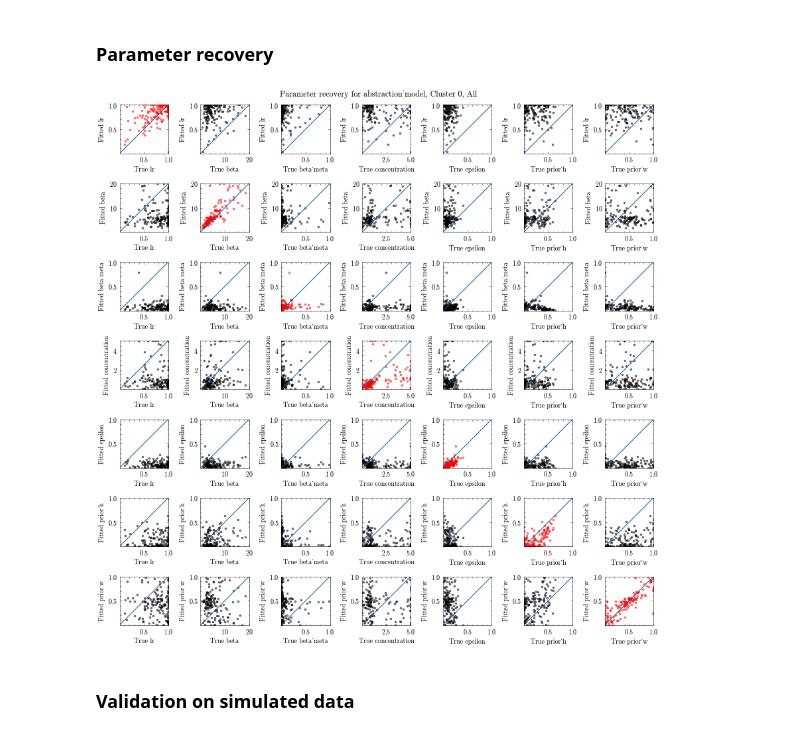
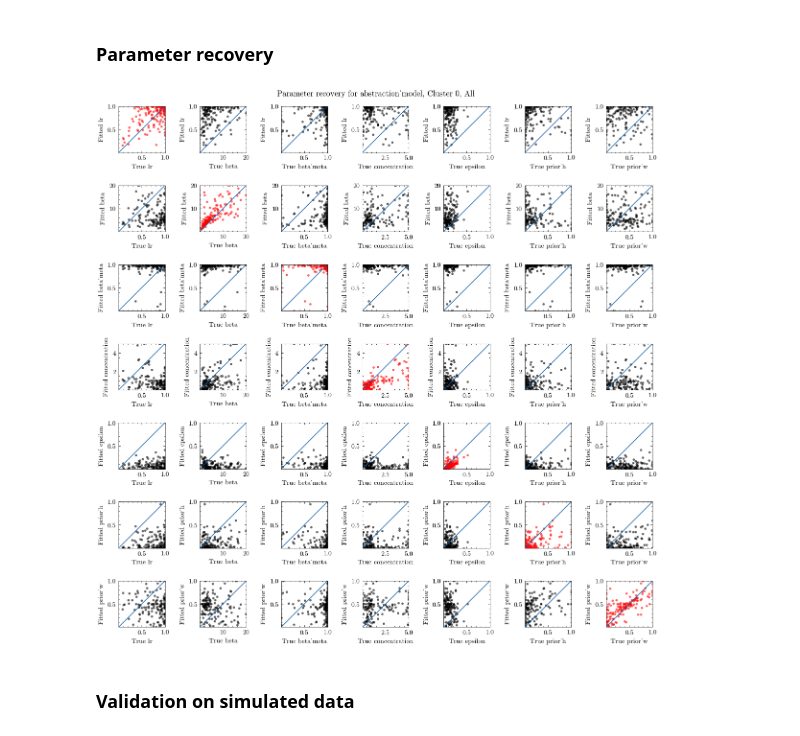
Before and after one commit to jl3676/learning_hierarchy, a Jupyter notebook: qc_modeling.ipynb, the cells around one changed output. Cells and saved outputs as stored; diff of their text form; code cells hidden in the pictures.

```diff
--- a/qc_modeling.ipynb
+++ b/qc_modeling.ipynb
@@ -43,7 +43,7 @@ num_subject = fitted_params.shape[0]
 
 alpha_bounds = [1e-6, 1]
 beta_bounds = [1e-6, 20]
-beta_meta_bounds = [-6, 0.5]
+beta_meta_bounds = [1e-6, 1]
 beta_policies_bounds = [1e-6, 10]
 concentration_bounds = [-2, 0.7]
 v_repeat_bounds = [-10, 1]
@@ -93,7 +93,7 @@ num_subject = fitted_params.shape[0]
 
 alpha_bounds = [1e-6, 1]
 beta_bounds = [1e-6, 20]
-beta_meta_bounds = [-6, 0.5]
+beta_meta_bounds = [1e-6, 1]
 beta_policies_bounds = [1e-6, 10]
 concentration_bounds = [-2, 0.7]
 v_repeat_bounds = [-10, 1]
@@ -112,34 +112,34 @@ for p in range(len(bounds)):
 
         values_p = fitted_params[:,p]
         values_q = best_params_all[:,q]
         mult, add = 1, 0
         if 'concentration' in param_names[p]: # or 'beta_meta' in param_names[p]:
             p_bounds[0] = 10**p_bounds[0] * mult + add
             p_bounds[1] = 10**p_bounds[1] * mult + add
             values_p = 10**values_p * mult + add
         if 'concentration' in param_names[q]: # or 'beta_meta' in param_names[q]:
             q_bounds[0] = 10**q_bounds[0] * mult + add
             q_bounds[1] = 10**q_bounds[1] * mult + add
             values_q = 10**values_q * mult + add
         # if 'beta_meta' in param_names[p]:
         #     p_bounds[1] = 1
         # if 'beta_meta' in param_names[q]:
         #     q_bounds[1] = 1
         color = 'r' if p == q else 'k'
         plt.plot(values_p, values_q, '.', color=color, markersize=5, alpha=0.5)
         plt.plot([p_bounds[0],p_bounds[1]], [q_bounds[0], q_bounds[1]])
         plt.xlim(p_bounds)
         plt.ylim(q_bounds)
         plt.xlabel(f'True {param_names[p]}')
         plt.ylabel(f'Fitted {param_names[q]}')
         ax.set_box_aspect(1)
 
 plt.suptitle(f'Parameter recovery for {this_model}, Cluster {cluster}, {condition}')
 plt.tight_layout()
 plt.savefig(f'plots/paramrec_{structure}_{condition}_cluster{cluster}_Blocks_All.svg')
 plt.show()
 # %% [output]
-[figure, old version]
+[figure, new version]
 # %% [markdown]
 ### Validation on simulated data
 # %%
```
Also changed, not shown: 29 other files.
